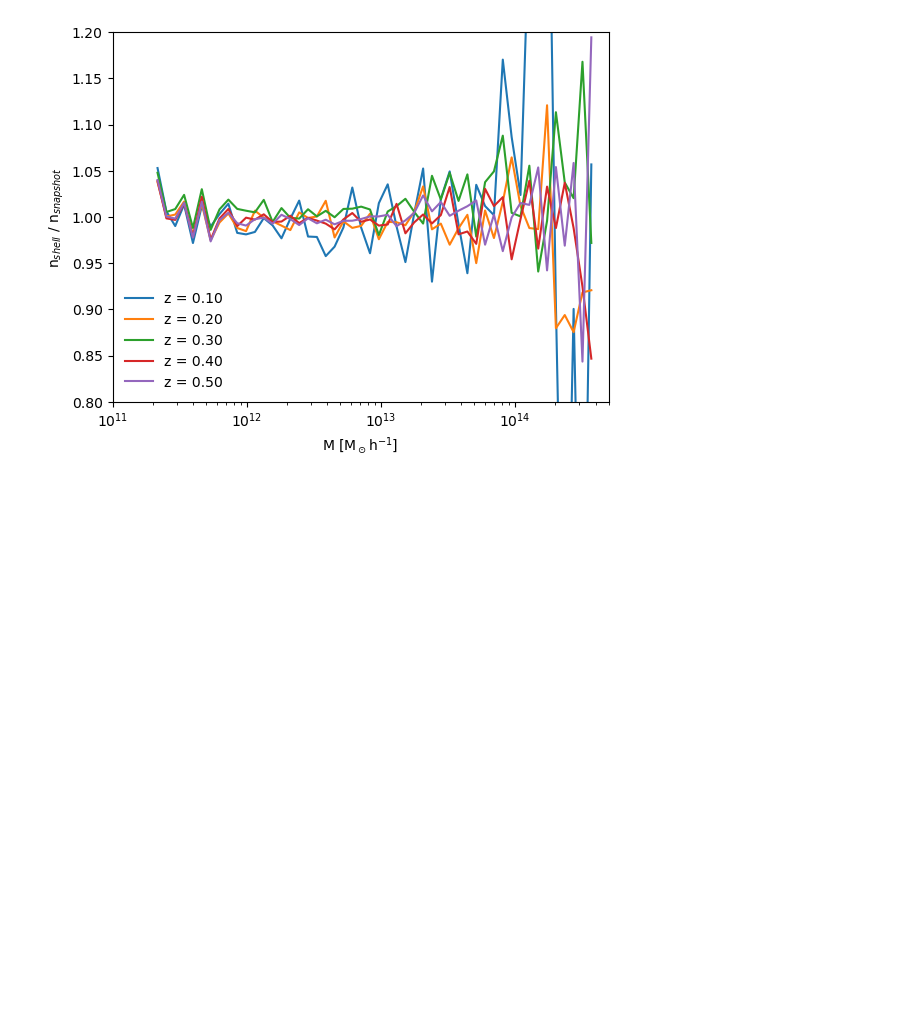
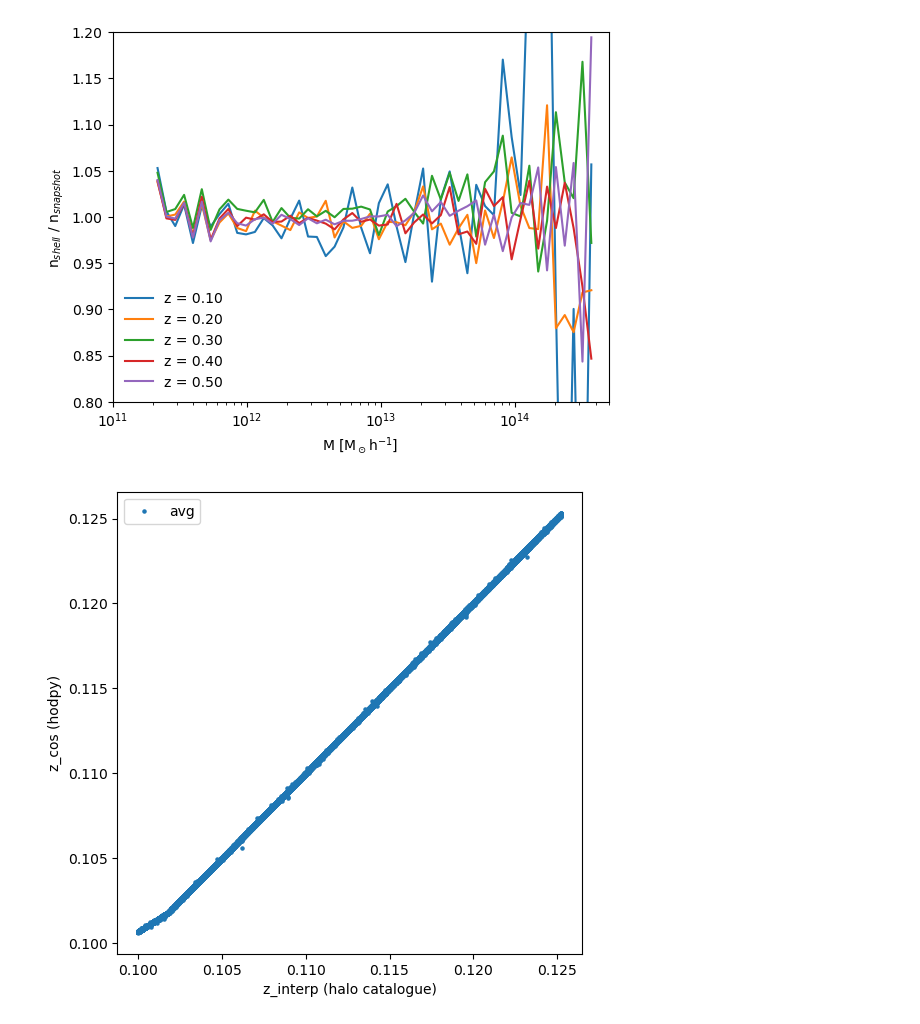
Before and after one commit to JadePiat/Relativistic_effects, a Jupyter notebook: mass_function.ipynb, the cells around one changed output. Cells and saved outputs as stored; diff of their text form; code cells hidden in the pictures; blank space fills up the shorter version.

```diff
--- a/mass_function.ipynb
+++ b/mass_function.ipynb
@@ -111,3 +112,33 @@ for z in z_shell:
 plt.legend(loc='lower left').draw_frame(False)
 # %% [output]
 [figure]
+# %%
+lc_cat = Catalogue(cosmo)
+
+z_shell = 0.1
+
+plt.figure(figsize=(6,6))
+plt.xlabel('z_interp (halo catalogue)')
+plt.ylabel('z_cos (hodpy)')
+
+halo_lc_path = "/global/cfs/cdirs/desi/cosmosim/Abacus/halo_light_cones/AbacusSummit_base_c000_ph000/z%.3f/lc_halo_info.asdf"%z_shell
+cat = CompaSOHaloCatalog(halo_lc_path, cleaned=True, fields=['N_interp','pos_interp','pos_avg','redshift_interp'])
+
+halos = cat.halos
+filled = (halos['N_interp']>0)&(halos['pos_avg'][:,0]<0)
+halos = halos[filled]
+
+origin = -990
+halos = halos[np.all(halos['pos_avg']>origin,axis=1)]
+halos_pos = halos['pos_avg']-origin     # origin is taken at -990,-990,-990 in halo
+
+z_interp = halos['redshift_interp']
+
+ra,dec,z_cos_avg = lc_cat.pos3d_to_equatorial(halos_pos)
+#ra,dec,z_cos_interp = lc_cat.pos3d_to_equatorial(halos['pos_interp']+origin)
+
+plt.scatter(z_interp, z_cos_avg, label='avg',s=5)
+#plt.scatter(z_interp, z_cos_interp, label='interp',s=5)
+plt.legend();
+# %% [output]
+[figure, added]
```
Also changed, not shown: parts of 2 cells of this notebook, 15 other files.
